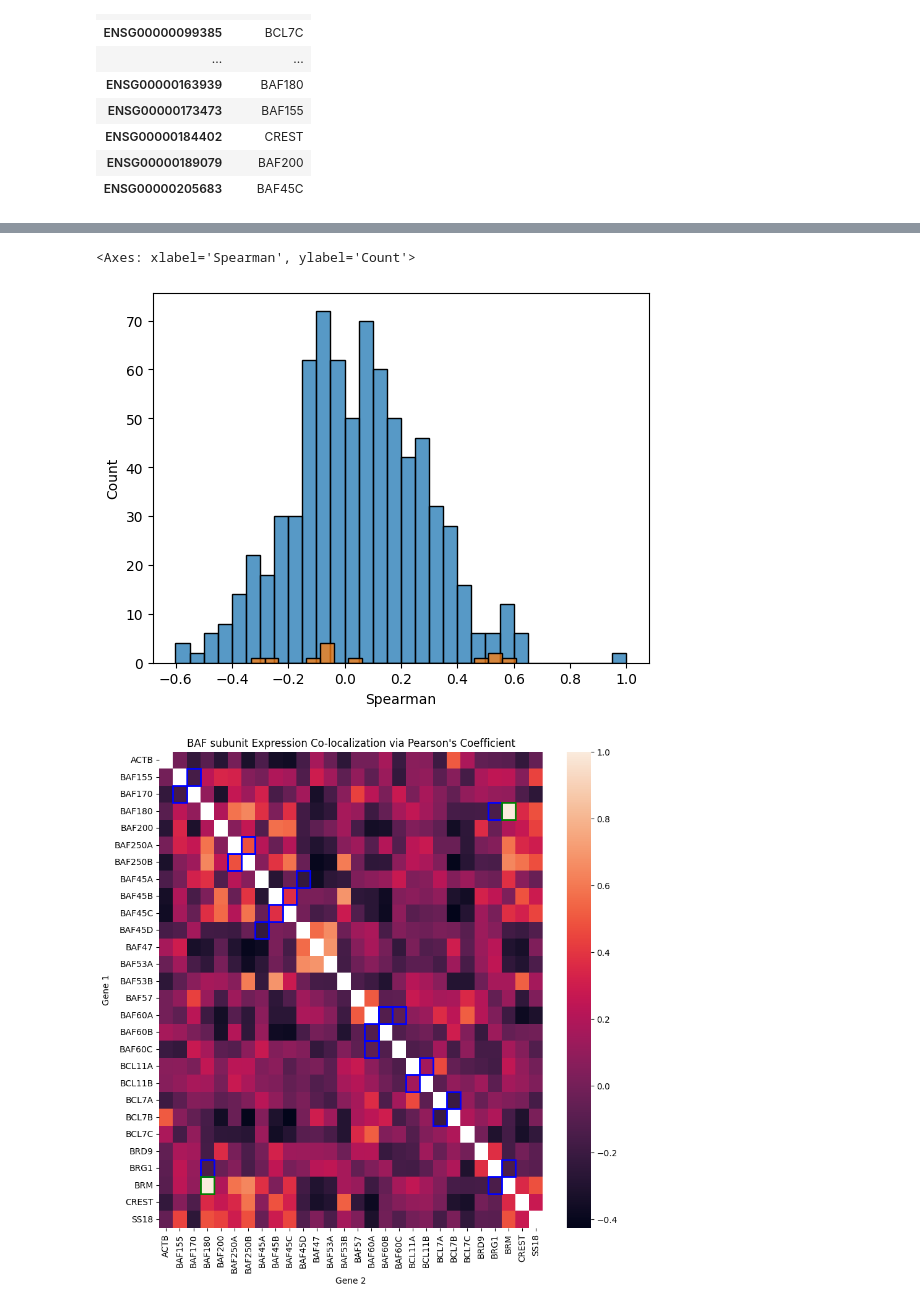
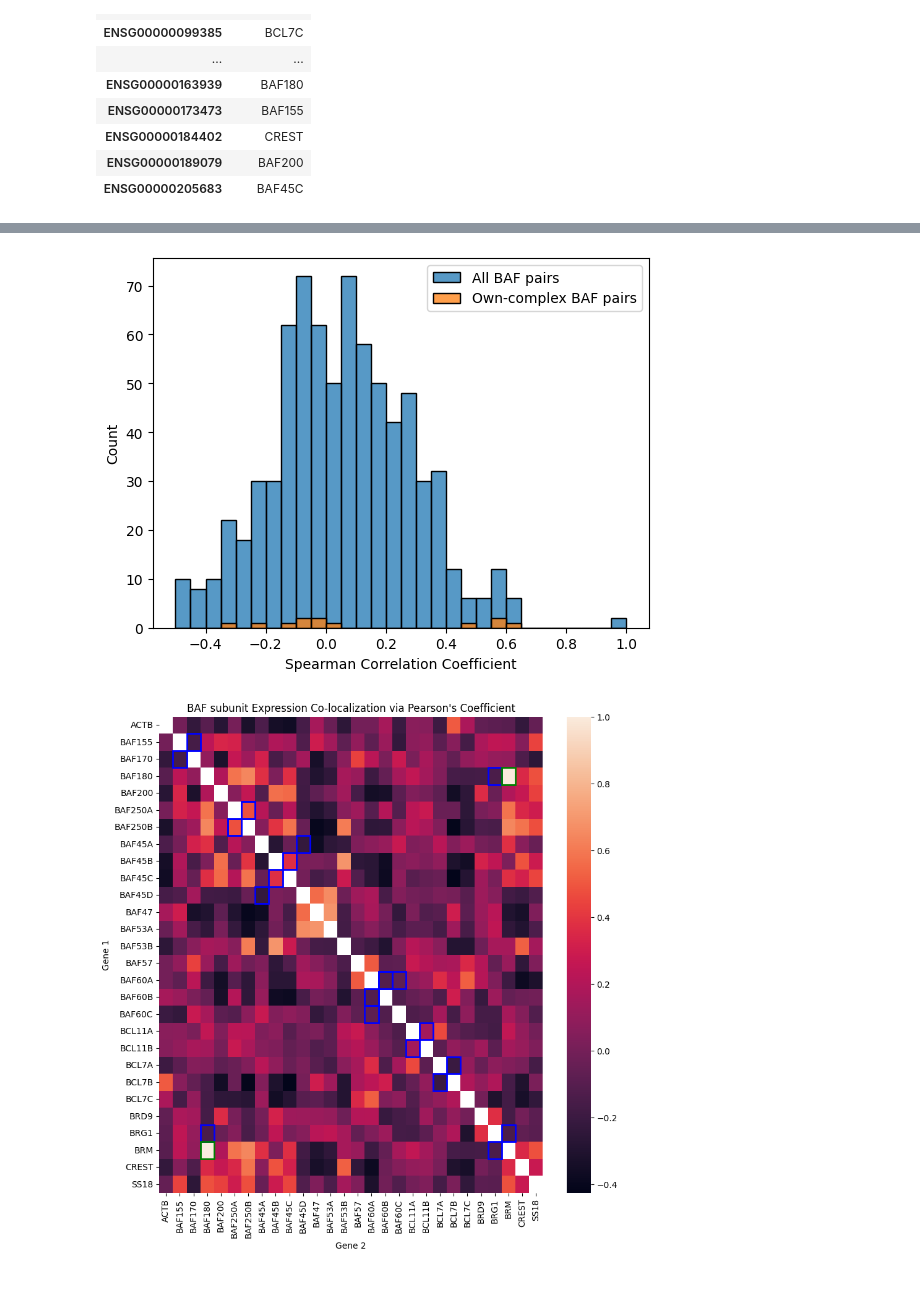
Before and after one commit to kinseylong/StallerRotation, a Jupyter notebook: cofactors_humanproteinatlas/BAF_exploration2.ipynb, the cells around one changed output, grey strips where cells are left out. Drawn from its saved outputs; the diff is of its cells as text; code cells hidden in the pictures.

```diff
--- a/cofactors_humanproteinatlas/BAF_exploration2.ipynb
+++ b/cofactors_humanproteinatlas/BAF_exploration2.ipynb
@@ -367,9 +369,11 @@ sns.histplot(owncomplexparalogsunique, x ="Pearsons")
 # %%
-sns.histplot(allbafpairs, x = "Spearman", binwidth=0.05)
-sns.histplot(owncomplexparalogsunique, x ="Spearmans", binwidth=0.05)
+sns.histplot(allbafpairs, x = "Spearman", binrange=(-0.5, 1), binwidth=0.05, label="All BAF pairs")
+sns.histplot(owncomplexparalogsunique, x ="Spearmans", binrange=(-0.5, 1), binwidth=0.05, label="Own-complex BAF pairs")
+plt.xlabel("Spearman Correlation Coefficient")
+plt.legend()
+plt.savefig("figures/BAFspearmancorrelationcomparison.png")
 # %% [output]
-<Axes: xlabel='Spearman', ylabel='Count'>
-[figure, old version]
+[figure, new version]
 # %%
 plt.figure(figsize=(10,10))
 
```
Also changed, not shown: parts of 3 cells of this notebook, 4 other files.
